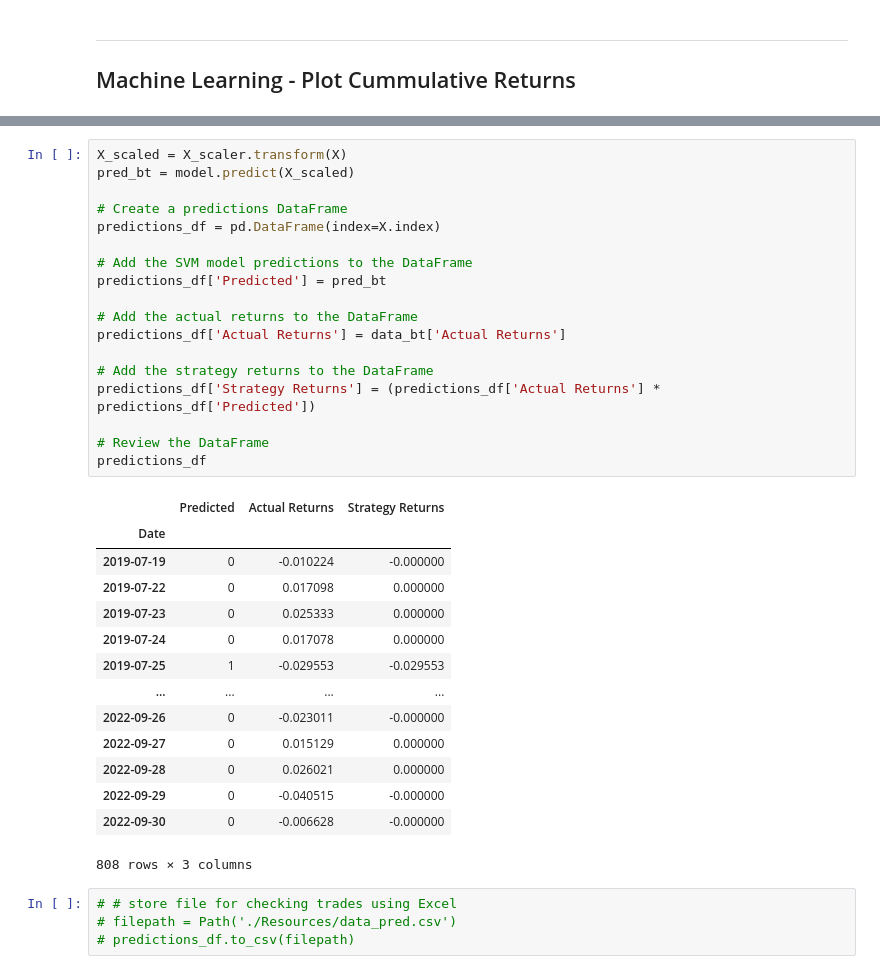
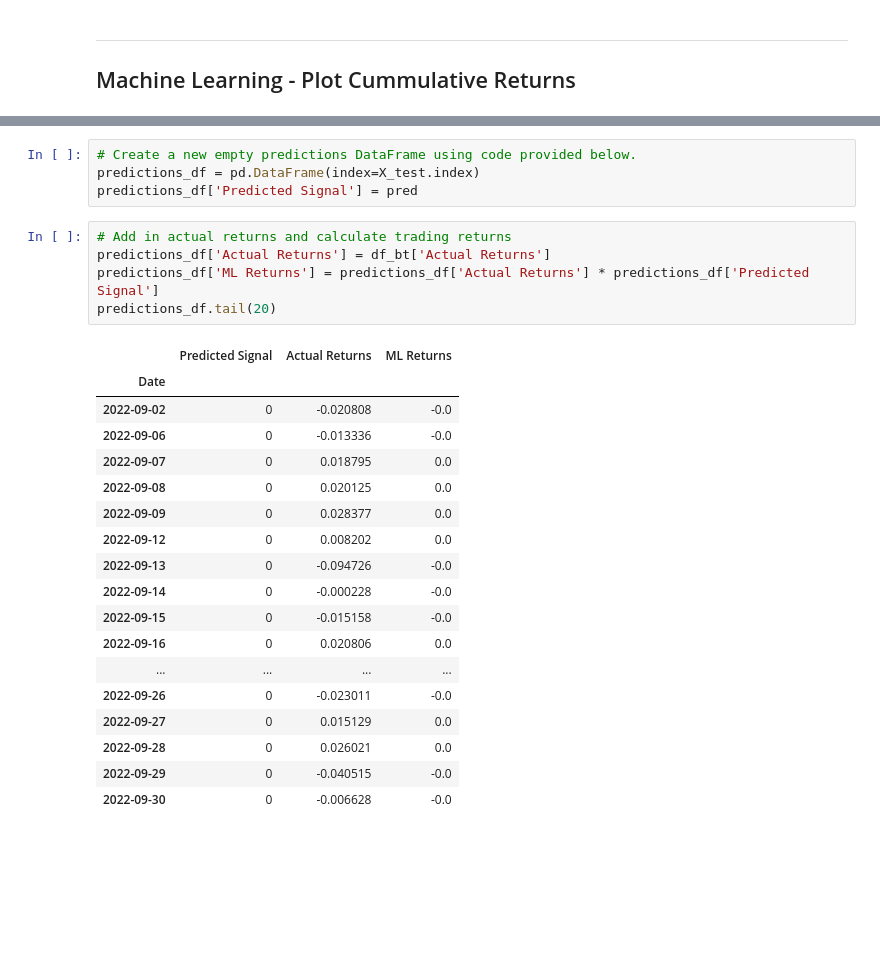
Before and after one commit to jamestan8292/Trading_Bot, a Jupyter notebook: main_ml.ipynb, the cells around one changed output, grey strips where cells are left out. Drawn from its saved outputs; the diff is of its cells as text; blank space fills up the shorter version.

```diff
--- a/main_ml.ipynb
+++ b/main_ml.ipynb
@@ -360,38 +348,29 @@ data_bt.head()
-# %%
-X_scaled = X_scaler.transform(X)
-pred_bt = model.predict(X_scaled)
-
-# Create a predictions DataFrame
-predictions_df = pd.DataFrame(index=X.index)
-
-# Add the SVM model predictions to the DataFrame
-predictions_df['Predicted'] = pred_bt
-
-# Add the actual returns to the DataFrame
-predictions_df['Actual Returns'] = data_bt['Actual Returns']
-
-# Add the strategy returns to the DataFrame
-predictions_df['Strategy Returns'] = (predictions_df['Actual Returns'] * predictions_df['Predicted'])
-
-# Review the DataFrame
-predictions_df
-# %% [output]
-|  | Predicted | Actual Returns | Strategy Returns |
-| Date |  |  |  |
-| 2019-07-19 | 0 | -0.010224 | -0.000000 |
-| 2019-07-22 | 0 | 0.017098 | 0.000000 |
-| 2019-07-23 | 0 | 0.025333 | 0.000000 |
-| 2019-07-24 | 0 | 0.017078 | 0.000000 |
-| 2019-07-25 | 1 | -0.029553 | -0.029553 |
-| ... | ... | ... | ... |
-| 2022-09-26 | 0 | -0.023011 | -0.000000 |
-| 2022-09-27 | 0 | 0.015129 | 0.000000 |
-| 2022-09-28 | 0 | 0.026021 | 0.000000 |
-| 2022-09-29 | 0 | -0.040515 | -0.000000 |
-| 2022-09-30 | 0 | -0.006628 | -0.000000 |
-808 rows × 3 columns
-# %%
-# # store file for checking trades using Excel
-# filepath = Path('./Resources/data_pred.csv')
-# predictions_df.to_csv(filepath)
+# %%
+# Create a new empty predictions DataFrame using code provided below.
+predictions_df = pd.DataFrame(index=X_test.index)
+predictions_df['Predicted Signal'] = pred
+# %%
+# Add in actual returns and calculate trading returns
+predictions_df['Actual Returns'] = df_bt['Actual Returns']
+predictions_df['ML Returns'] = predictions_df['Actual Returns'] * predictions_df['Predicted Signal']
+predictions_df.tail(20)
+# %% [output]
+|  | Predicted Signal | Actual Returns | ML Returns |
+| Date |  |  |  |
+| 2022-09-02 | 0 | -0.020808 | -0.0 |
+| 2022-09-06 | 0 | -0.013336 | -0.0 |
+| 2022-09-07 | 0 | 0.018795 | 0.0 |
+| 2022-09-08 | 0 | 0.020125 | 0.0 |
+| 2022-09-09 | 0 | 0.028377 | 0.0 |
+| 2022-09-12 | 0 | 0.008202 | 0.0 |
+| 2022-09-13 | 0 | -0.094726 | -0.0 |
+| 2022-09-14 | 0 | -0.000228 | -0.0 |
+| 2022-09-15 | 0 | -0.015158 | -0.0 |
+| 2022-09-16 | 0 | 0.020806 | 0.0 |
+| ... | ... | ... | ... |
+| 2022-09-26 | 0 | -0.023011 | -0.0 |
+| 2022-09-27 | 0 | 0.015129 | 0.0 |
+| 2022-09-28 | 0 | 0.026021 | 0.0 |
+| 2022-09-29 | 0 | -0.040515 | -0.0 |
+| 2022-09-30 | 0 | -0.006628 | -0.0 |
 # %%
```
Also changed, not shown: parts of 9 cells of this notebook, 1 other file.
